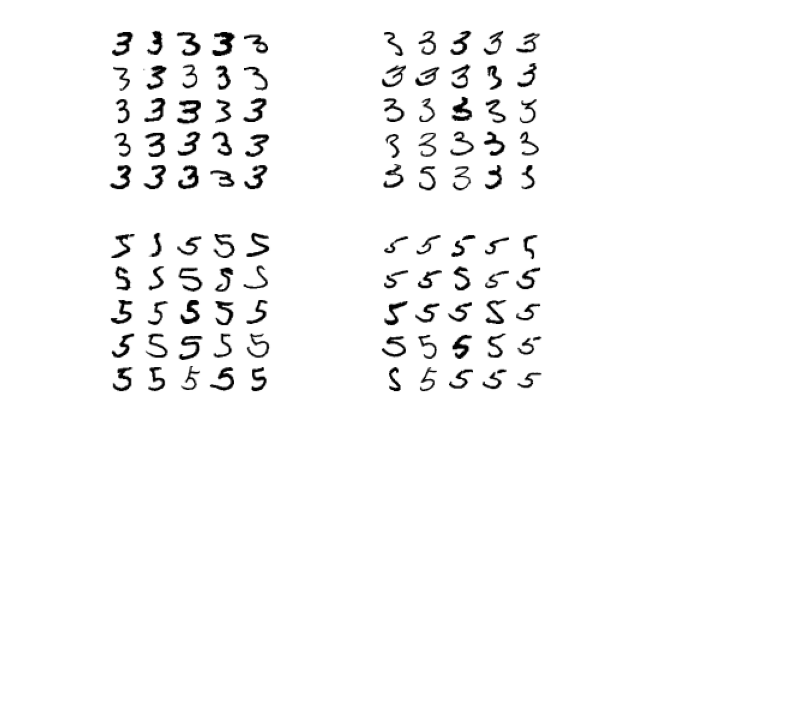
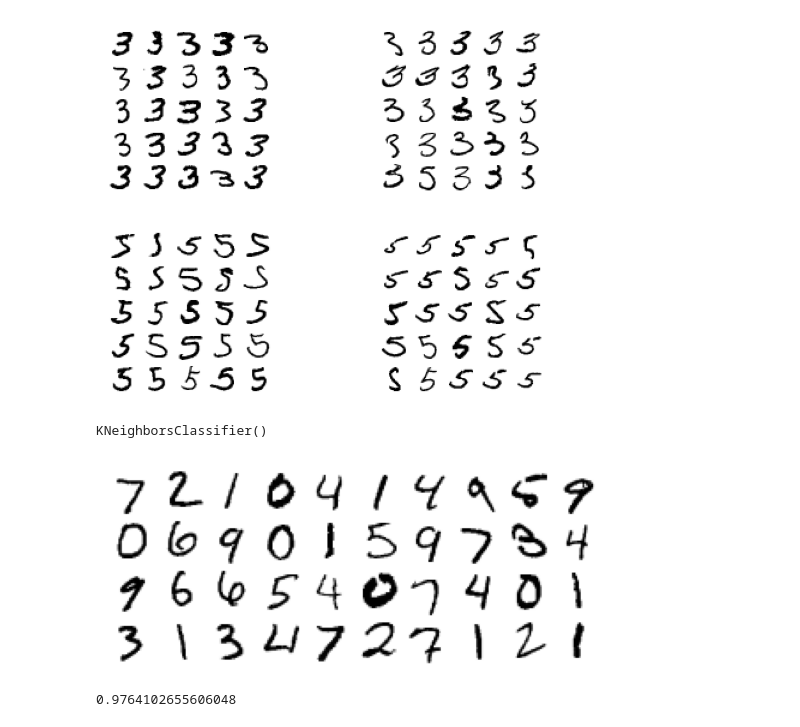
Before and after one commit to Fatheroop/Code-Files, a Jupyter notebook: lEARNING DATA SCIENCE/classification/classification_ml.ipynb, the cells around one changed output. Drawn from its saved outputs; the diff is of its cells as text; code cells hidden in the pictures; blank space fills up the shorter version.

```diff
--- a/lEARNING DATA SCIENCE/classification_ml.ipynb
+++ b/lEARNING DATA SCIENCE/classification/classification_ml.ipynb
@@ -267,3 +262,13 @@ plt.subplot(224); plot_digits(X_bb[:25], images_per_row=5)
 plt.show()
 # %% [output]
 [figure]
+# %%
+# code for multi label classification modal
+from sklearn.neighbors import KNeighborsClassifier
+y_train_large = (y_train >= 7)
+y_train_odd = (y_train % 2 == 1)
+y_multilable = np.c_[y_train_large,y_train_odd]
+kneigh = KNeighborsClassifier()
+kneigh.fit(X_train,y_multilable)
+# %% [output]
+KNeighborsClassifier()
@@ -269,0 +282,4 @@ plt.show()
+# %%
+plot_digits(X_test[:40],images_per_row=10)
+# %% [output]
+[figure, added]
@@ -269,0 +293,5 @@ plt.show()
+# %%
+from sklearn.metrics import f1_score
+f1_score(y_multilable,y_train_pred_kneighbours,average="macro")
+# %% [output]
+0.9764102655606048
```
Also changed, not shown: parts of 13 cells of this notebook, 30 other files.
